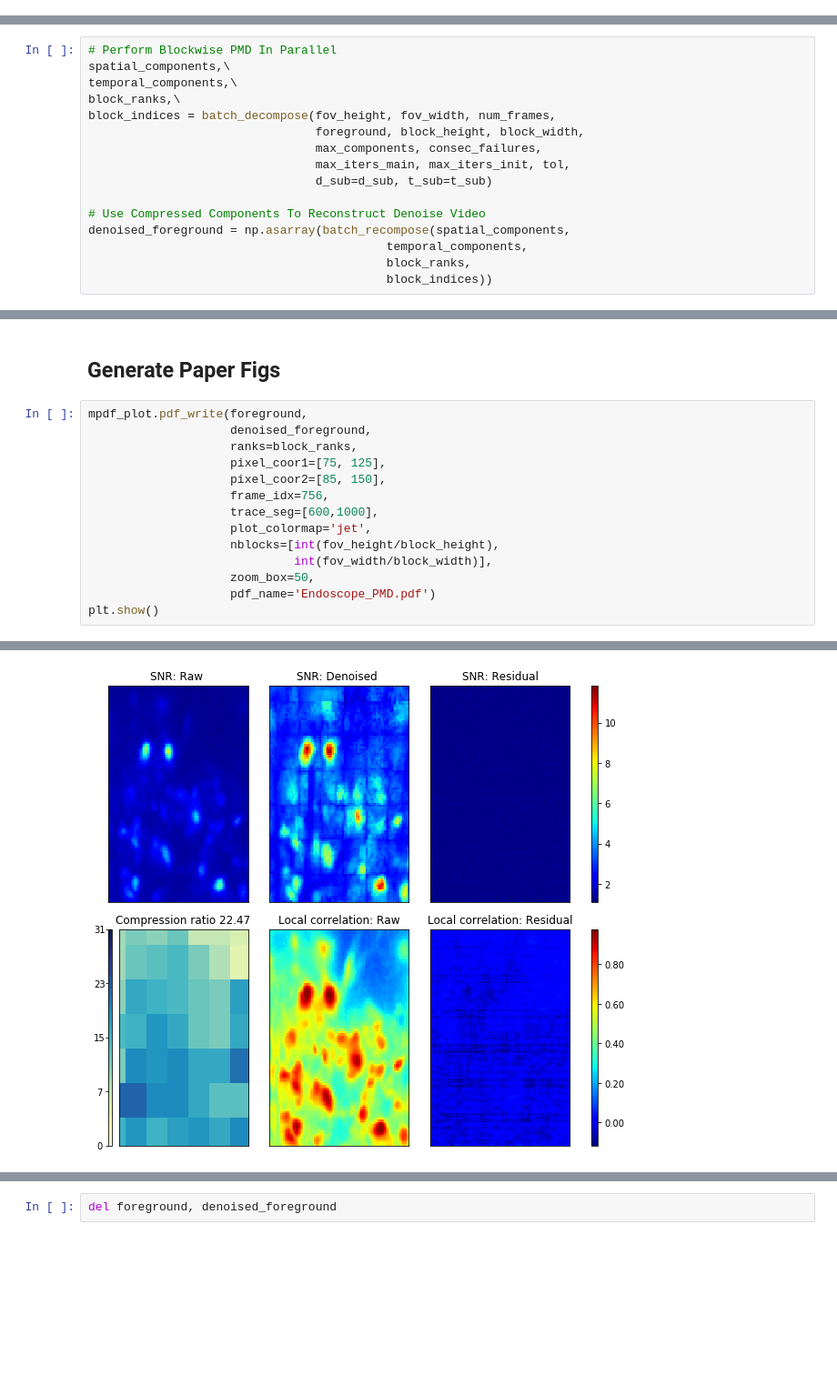
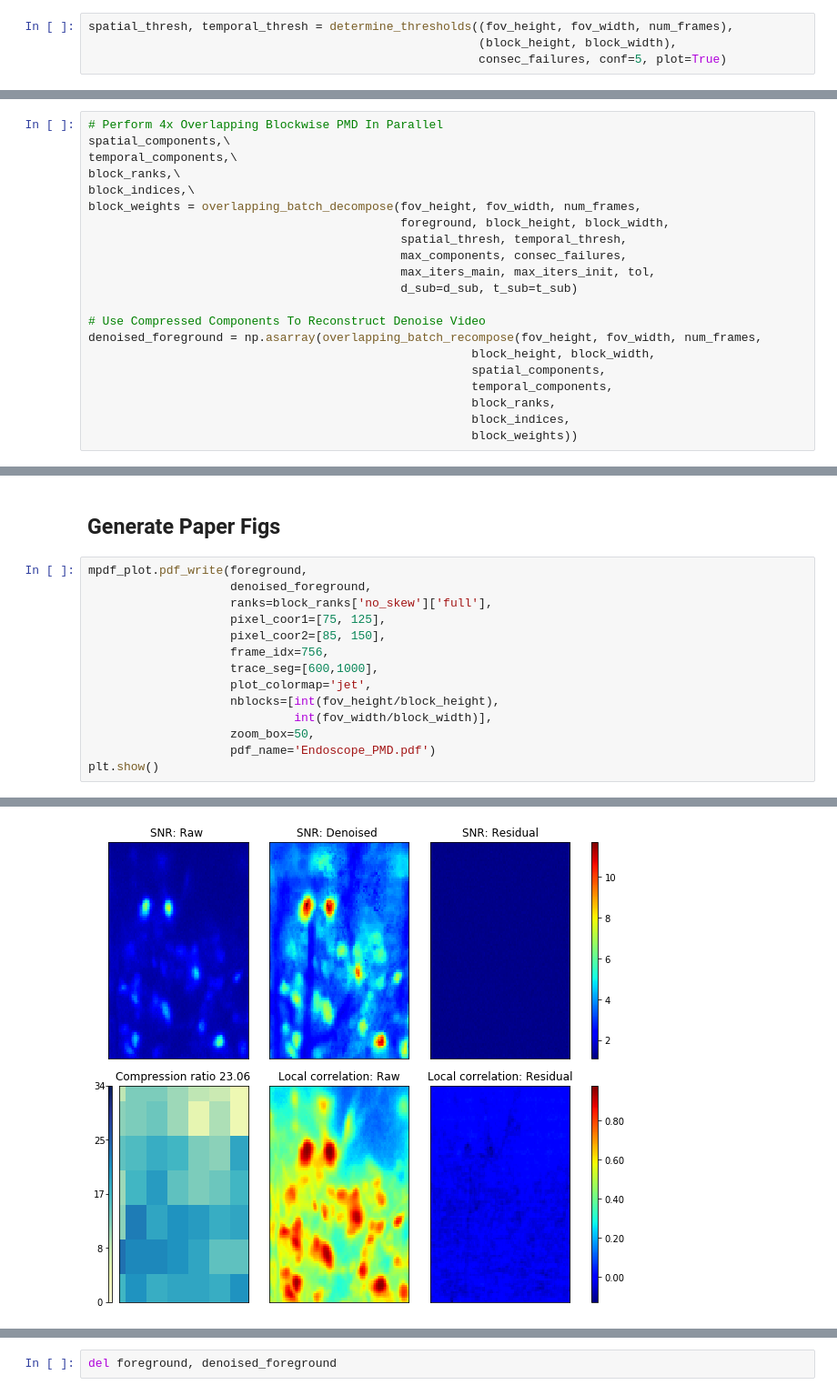
Before and after one commit to ekellbuch/cocaim, a Jupyter notebook: PMD_Eval_Script/Run_PMD.ipynb, the cells around one changed output, grey strips where cells are left out. Shown at 91% size. Saved outputs shown, nothing was run; the diff lists cells and outputs as text; blank space fills up the shorter version.

```diff
--- a/PMD_Eval_Script/Run_PMD.ipynb
+++ b/PMD_Eval_Script/Run_PMD.ipynb
@@ -452,0 +553,4 @@ foreground = data['arr_2']
+# %%
+spatial_thresh, temporal_thresh = determine_thresholds((fov_height, fov_width, num_frames),
+                                                       (block_height, block_width),
+                                                       consec_failures, conf=5, plot=True)
@@ -453,21 +559,26 @@ foreground = data['arr_2']
 # %% [markdown]
 ## Run Decomposition
 # %%
-# Perform Blockwise PMD In Parallel
+# Perform 4x Overlapping Blockwise PMD In Parallel
 spatial_components,\
 temporal_components,\
 block_ranks,\
-block_indices = batch_decompose(fov_height, fov_width, num_frames,
-                                foreground, block_height, block_width,
-                                max_components, consec_failures,
-                                max_iters_main, max_iters_init, tol,
-                                d_sub=d_sub, t_sub=t_sub)
+block_indices,\
+block_weights = overlapping_batch_decompose(fov_height, fov_width, num_frames,
+                                            foreground, block_height, block_width,
+                                            spatial_thresh, temporal_thresh,
+                                            max_components, consec_failures,
+                                            max_iters_main, max_iters_init, tol,
+                                            d_sub=d_sub, t_sub=t_sub)
 
 # Use Compressed Components To Reconstruct Denoise Video
-denoised_foreground = np.asarray(batch_recompose(spatial_components,
-                                          temporal_components,
-                                          block_ranks,
-                                          block_indices))
+denoised_foreground = np.asarray(overlapping_batch_recompose(fov_height, fov_width, num_frames,
+                                                      block_height, block_width,
+                                                      spatial_components,
+                                                      temporal_components,
+                                                      block_ranks,
+                                                      block_indices,
+                                                      block_weights))
 # %% [markdown]
 ## Run Timing Evaluation
 # %%
@@ -504,7 +616,7 @@ Local correlation:  range [-1.9e-01 4.7e-02]
 # %%
 mpdf_plot.pdf_write(foreground,
                     denoised_foreground,
-                    ranks=block_ranks,
+                    ranks=block_ranks['no_skew']['full'],
                     pixel_coor1=[75, 125],
                     pixel_coor2=[85, 150],
                     frame_idx=756,
@@ -528,2 +640,2 @@ Local correlation:  range [-1.2e-01 5.5e-02]
-[figure, old version]
+[figure, new version]
 # %% [markdown]
```
Also changed, not shown: parts of 60 cells of this notebook, 1 other file.
